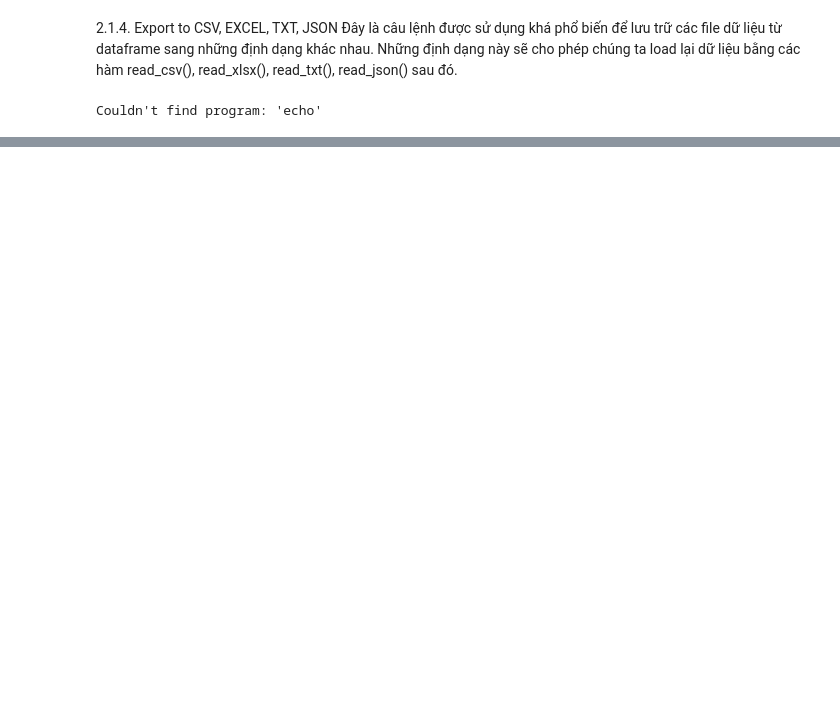
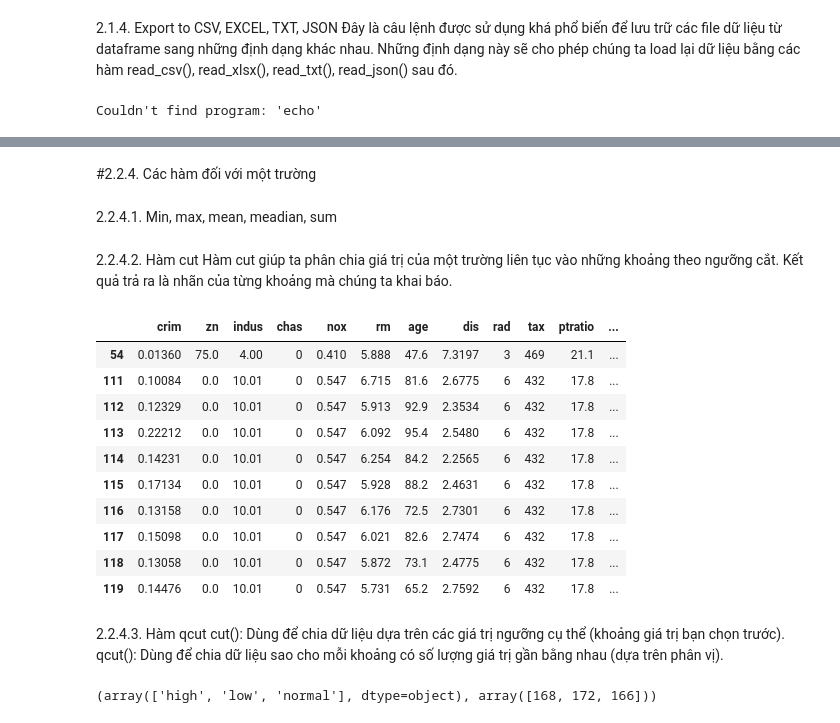
Before and after one commit to Kimbommm/AL_ML, a Jupyter notebook: PHU_LUC/2.ipynb, the cells around one changed output, grey strips where cells are left out. Cells and saved outputs as stored; diff of their text form; code cells hidden in the pictures; blank space fills up the shorter version.

```diff
--- a/PHU_LUC/2.ipynb
+++ b/PHU_LUC/2.ipynb
@@ -143,0 +308,4 @@ Couldn't find program: 'echo'
+# %% [markdown]
+#2.2.4. Các hàm đối với một trường
+# %% [markdown]
+2.2.4.1. Min, max, mean, meadian, sum
@@ -143,0 +315,37 @@ Couldn't find program: 'echo'
+# %% [markdown]
+2.2.4.2. Hàm cut
+Hàm cut giúp ta phân chia giá trị của một trường liên tục vào những khoảng theo ngưỡng cắt. Kết quả trả ra là nhãn của từng khoảng mà chúng ta khai báo.
+# %%
+bins = [-999999, 250, 400, 999999]
+labels = ['low', 'normal', 'high']
+# low: -999999 <- 250
+# normal: 250 <- 400
+# high: 400 <- 999999
+df['tax_labels'] = pd.cut(df['tax'], bins=bins, labels=labels)
+df[df['tax_labels']=='high'].head(10)
+# %% [output]
+|  | crim | zn | indus | chas | nox | rm | age | dis | rad | tax | ptratio | ... |
+| 54 | 0.01360 | 75.0 | 4.00 | 0 | 0.410 | 5.888 | 47.6 | 7.3197 | 3 | 469 | 21.1 | ... |
+| 111 | 0.10084 | 0.0 | 10.01 | 0 | 0.547 | 6.715 | 81.6 | 2.6775 | 6 | 432 | 17.8 | ... |
+| 112 | 0.12329 | 0.0 | 10.01 | 0 | 0.547 | 5.913 | 92.9 | 2.3534 | 6 | 432 | 17.8 | ... |
+| 113 | 0.22212 | 0.0 | 10.01 | 0 | 0.547 | 6.092 | 95.4 | 2.5480 | 6 | 432 | 17.8 | ... |
+| 114 | 0.14231 | 0.0 | 10.01 | 0 | 0.547 | 6.254 | 84.2 | 2.2565 | 6 | 432 | 17.8 | ... |
+| 115 | 0.17134 | 0.0 | 10.01 | 0 | 0.547 | 5.928 | 88.2 | 2.4631 | 6 | 432 | 17.8 | ... |
+| 116 | 0.13158 | 0.0 | 10.01 | 0 | 0.547 | 6.176 | 72.5 | 2.7301 | 6 | 432 | 17.8 | ... |
+| 117 | 0.15098 | 0.0 | 10.01 | 0 | 0.547 | 6.021 | 82.6 | 2.7474 | 6 | 432 | 17.8 | ... |
+| 118 | 0.13058 | 0.0 | 10.01 | 0 | 0.547 | 5.872 | 73.1 | 2.4775 | 6 | 432 | 17.8 | ... |
+| 119 | 0.14476 | 0.0 | 10.01 | 0 | 0.547 | 5.731 | 65.2 | 2.7592 | 6 | 432 | 17.8 | ... |
+# %% [markdown]
+2.2.4.3. Hàm qcut
+cut(): Dùng để chia dữ liệu dựa trên các giá trị ngưỡng cụ thể (khoảng giá trị bạn chọn trước).
+qcut(): Dùng để chia dữ liệu sao cho mỗi khoảng có số lượng giá trị gần bằng nhau (dựa trên phân vị).
+# %%
+import numpy as np
+labels = ['low', 'normal', 'high']
+tax_labels = pd.qcut(df['tax'], q=3, labels=labels)
+np.unique(tax_labels, return_counts = True) #dùng để đếm số lượng
+
+# muốn chia theo tỉ lệ phần trăm
+#ví dụ: mỗi khoảng chiếm 33% thì ta khai báo ngưỡng luỹ kế q = [0, 0.33, 0.66, 1]
+# %% [output]
+(array(['high', 'low', 'normal'], dtype=object), array([168, 172, 166]))
```
Also changed, not shown: parts of 32 cells of this notebook, 1 other file.
